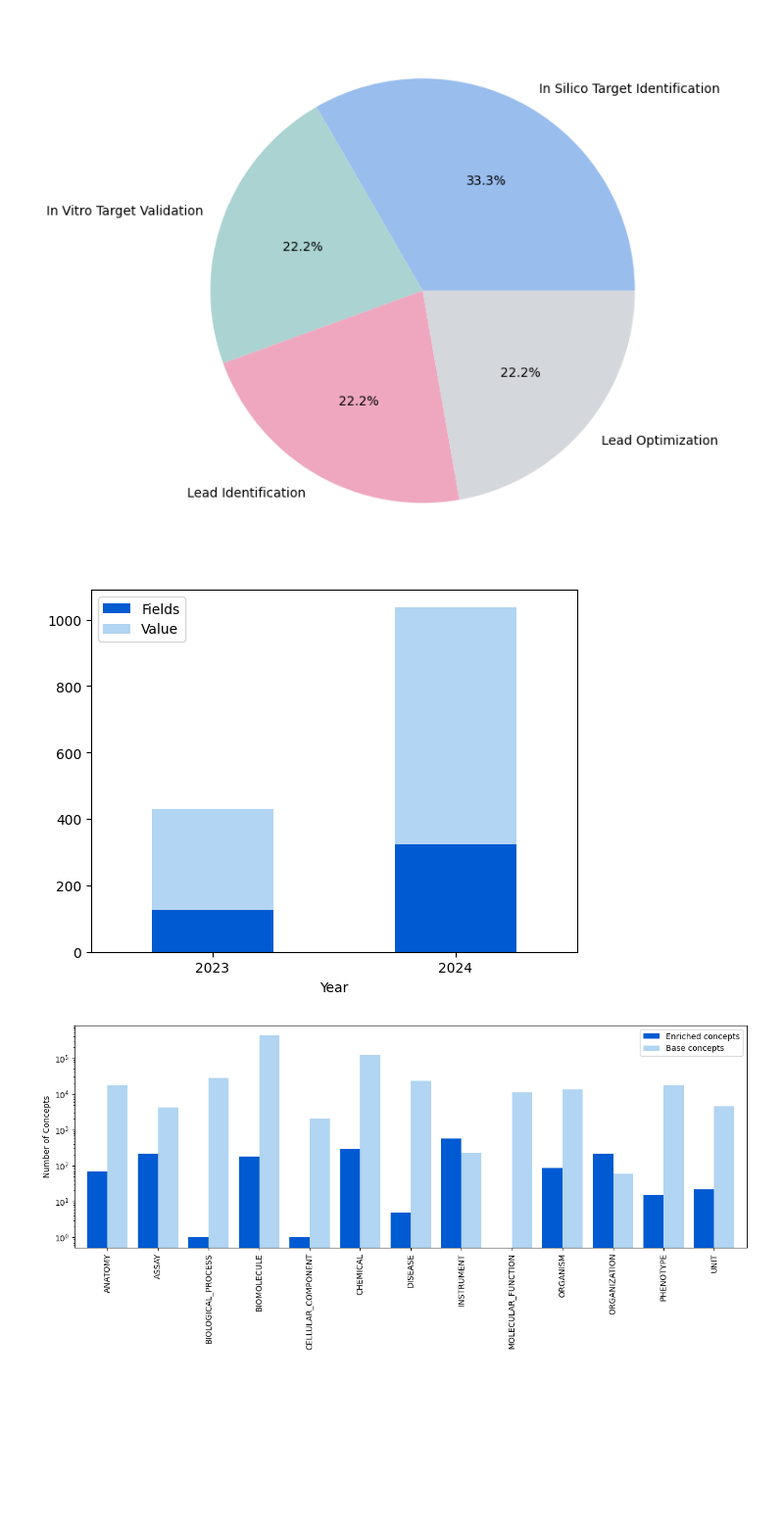
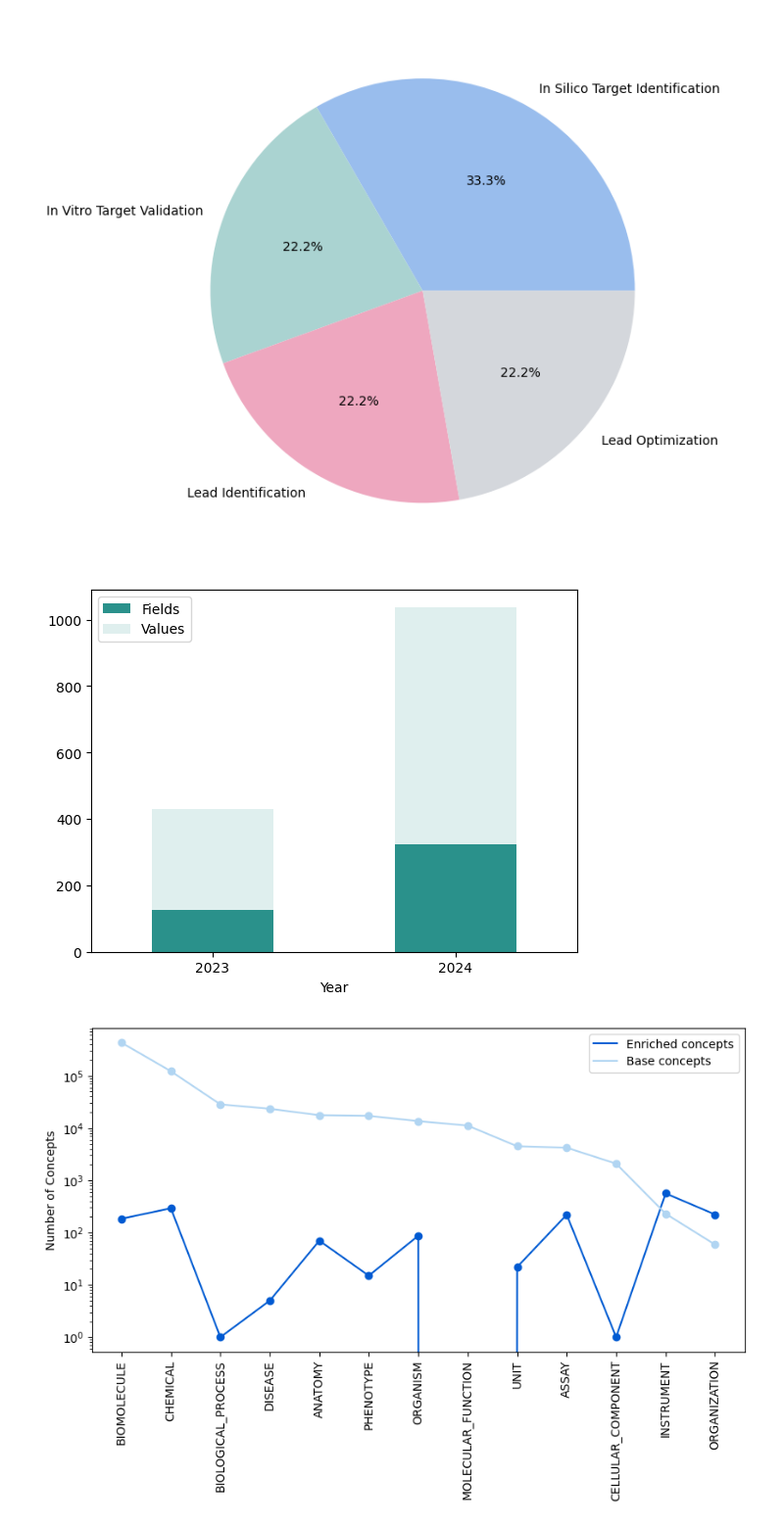
Before and after one commit to novonordisk-research/OBDM-manuscript, a Jupyter notebook: figures.ipynb, the cells around one changed output. Shown: that part at 98% size. Saved outputs shown, nothing was run; the diff lists cells and outputs as text; code cells hidden in the pictures; blank space fills up the shorter version.

Commit message:
changed figure to line plot

```diff
--- a/figures.ipynb
+++ b/figures.ipynb
@@ -42,32 +42,37 @@ plt.show()
 # %%
 # plot number of fields and values by year in a cumulative way
 df2 = df.dropna(subset=['Fields', 'Value'])
+df2 = df2.rename(columns = {'Value':'Values'})
 df2 = df2.groupby('Year').sum().cumsum()
-df2.plot(kind='bar', stacked=True, color = ['#005AD2', '#B1D5F2'])
+df2.plot(kind='bar', stacked=True, color = ['#2A918B', '#DFEFEE'])
 #make the plot look better
 plt.xlabel('Year')
 plt.xticks(rotation=0)
 plt.show()
 # %% [output]
-[figure, old version]
+[figure, new version]
 # %%
 base_concepts = pd.read_csv('data/base.csv')
 enriched_concepts = pd.read_csv('data/enrichment.csv')
 base_concepts['modelID'] = base_concepts['modelID'].str.split('_base').str[0]
 concepts = pd.merge(base_concepts, enriched_concepts, on='modelID', how='outer')
 concepts = concepts[['modelID', 'enriched', 'concepts']]
 concepts = concepts.rename(columns={'concepts': 'Base concepts'})
 concepts = concepts.rename(columns={'enriched': 'Enriched concepts'})
 concepts = concepts.fillna(0)
 concepts = concepts[concepts['modelID'] != 'NN_CONCEPT']
-
-#plot a bar chart with enriched and concepts side by side
 concepts = concepts.groupby('modelID').sum()
-fig, ax = plt.subplots(figsize=(15, 5))
-concepts.plot(kind='bar', color = ['#005AD2', '#B1D5F2'], width=0.8, ax=ax)
+concepts = concepts.sort_values(by='Base concepts', ascending=False)
+concepts.plot(kind='line', color = ['#005AD2', '#B1D5F2'])
 plt.xlabel('')
 plt.ylabel('Number of Concepts')
 plt.yscale('log')
+plt.xticks(rotation=90, ticks=range(13), labels=concepts.index)
+plt.gcf().set_size_inches(10, 5)
+# add dots to the line
+plt.plot(concepts.index, concepts['Base concepts'], 'o', color = '#B1D5F2')
+plt.plot(concepts.index, concepts['Enriched concepts'], 'o', color = '#005AD2')
+
 plt.show()
 # %% [output]
-[figure, old version]
+[figure, new version]
```
Also changed, not shown: parts of 1 cell of this notebook.
